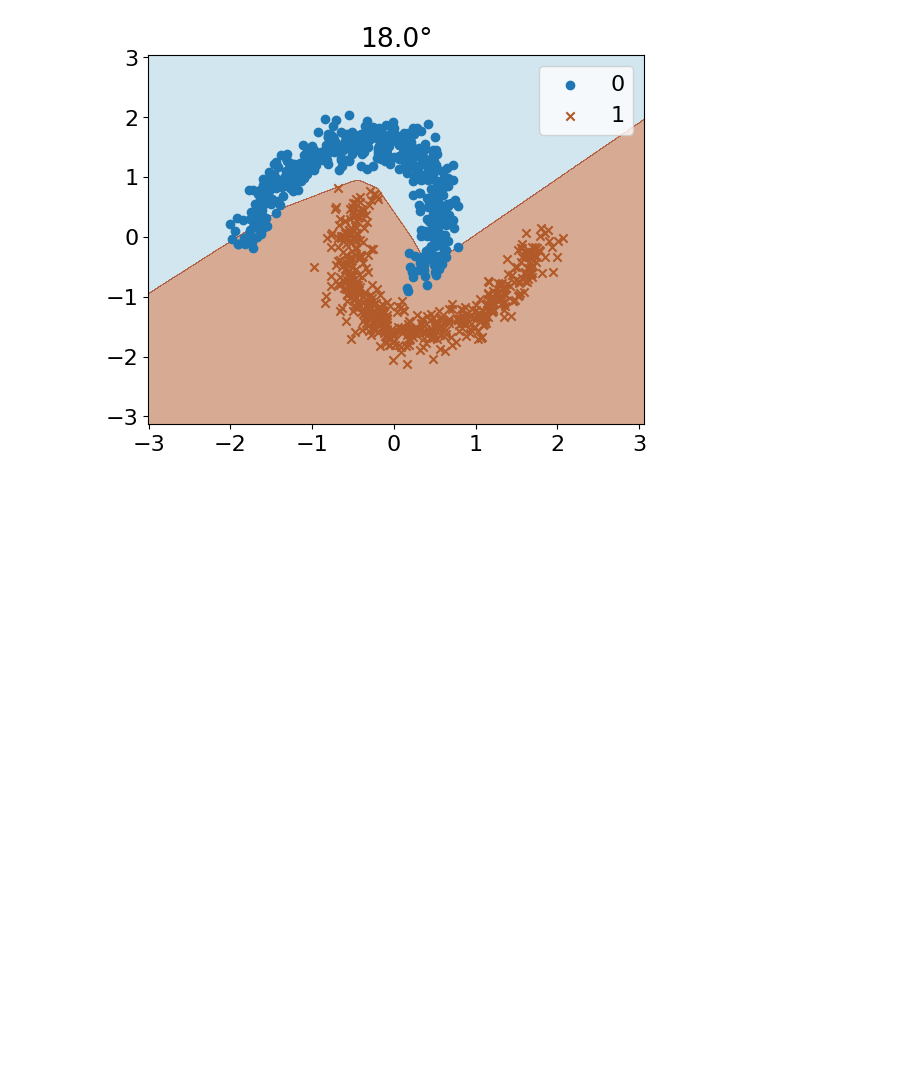
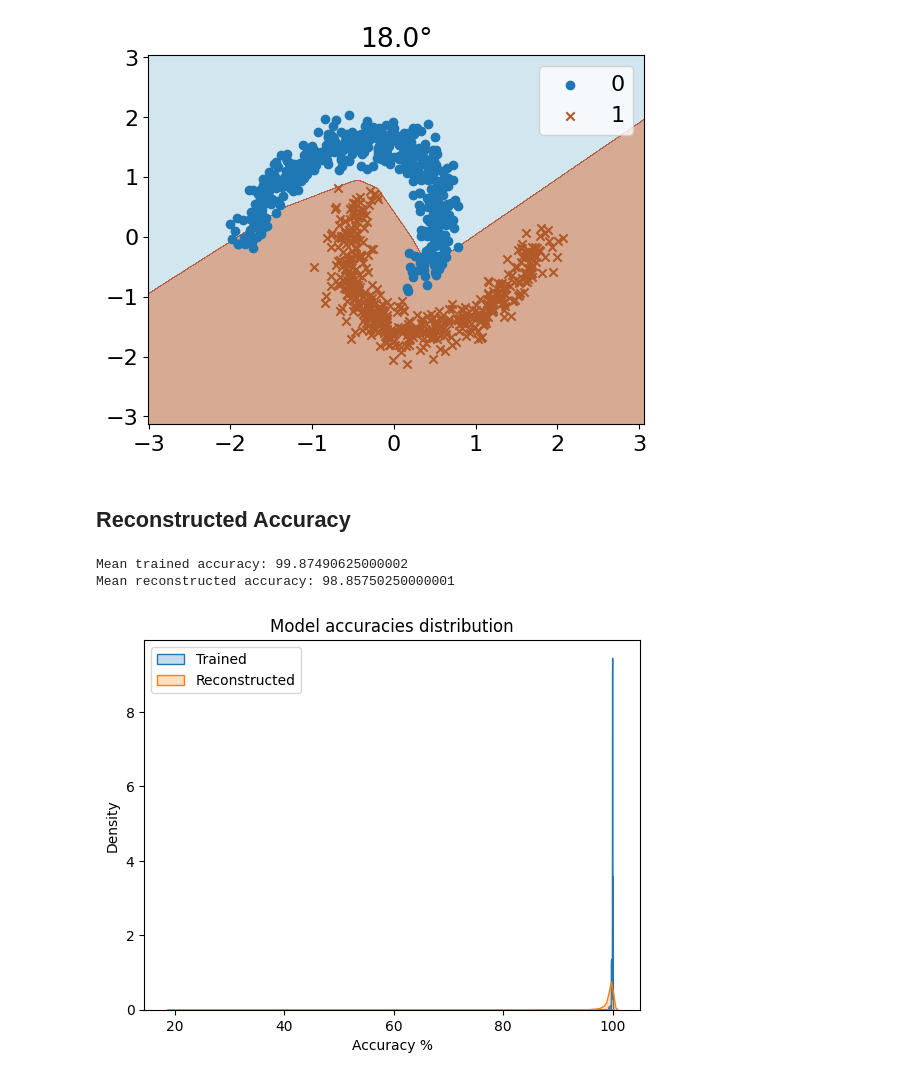
Before and after one commit to IDavron/exploring-neural-networks-weight-space, a Jupyter notebook: notebooks/autoencoder.ipynb, the cells around one changed output. Cells and saved outputs as stored; diff of their text form; code cells hidden in the pictures; blank space fills up the shorter version.

```diff
--- a/notebooks/autoencoder.ipynb
+++ b/notebooks/autoencoder.ipynb
@@ -459,3 +460,5 @@ list_to_model(model, o)
 plot_decision_boundary(model, X_rotated, y, title=f"{a}°")
 # %% [output]
 [figure]
+# %% [markdown]
+## Reconstructed Accuracy
@@ -461,0 +521,39 @@ plot_decision_boundary(model, X_rotated, y, title=f"{a}°")
+# %%
+tester = MLP(use_autoencoder=False)
+autoencoder = Autoencoder()
+autoencoder.load_state_dict(torch.load(f"{path}/autoencoder_final.pth"))
+model = MLP(autoencoder=autoencoder)
+dataset = ModelParamsDataset("../data/eight_angles_small.csv")
+
+tester.eval()
+model.eval()
+
+trained_accuracies = []
+reconstructed_accuracies = []
+
+X, y = get_moons_dataset()
+
+for (parameter, angle) in tqdm(dataset):
+    parameter = parameter.unsqueeze(0)
+    X_rotated = rotate(X, angle*180/np.pi)
+    X_rotated = torch.tensor(X_rotated).float().unsqueeze(0)
+    accuracy = get_accuracy(tester, parameter, X_rotated, y)
+    trained_accuracies.append(accuracy)
+
+    accuracy = get_accuracy(model, parameter, X_rotated, y)
+    reconstructed_accuracies.append(accuracy)
+
+print(f"Mean trained accuracy: {np.mean(trained_accuracies)}")
+print(f"Mean reconstructed accuracy: {np.mean(reconstructed_accuracies)}")
+
+sns.kdeplot(trained_accuracies, fill=True, label="Trained")
+sns.kdeplot(reconstructed_accuracies, fill=True, label="Reconstructed")
+
+plt.legend(loc="upper left")
+plt.title("Model accuracies distribution")
+plt.xlabel("Accuracy %")
+plt.show()
+# %% [output]
+Mean trained accuracy: 99.87490625000002
+Mean reconstructed accuracy: 98.85750250000001
+[figure, added]
```
Also changed, not shown: parts of 8 cells of this notebook, 22 other files.
